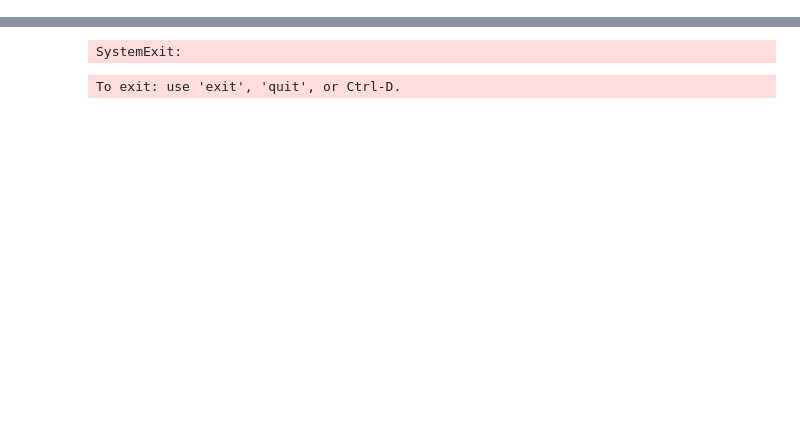
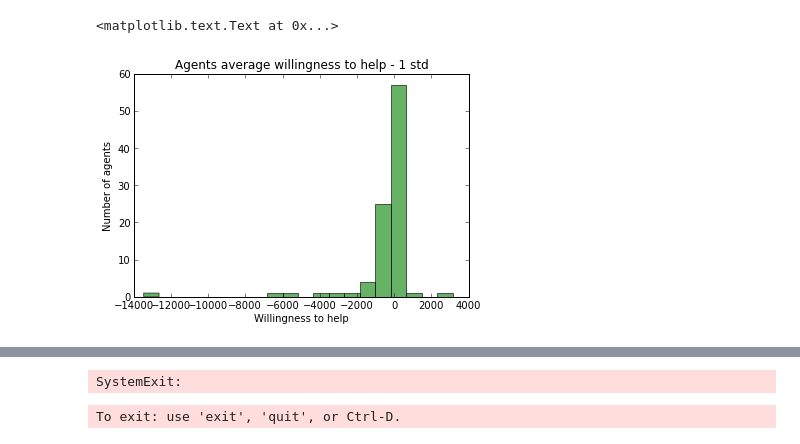
Before and after one commit to jackiekazil/goalnet, a Jupyter notebook: goalnet/analysis/wth_analysis.ipynb, the cells around one changed output, grey strips where cells are left out. Saved outputs shown, nothing was run; the diff lists cells and outputs as text; code cells hidden in the pictures; blank space fills up the shorter version.

```diff
--- a/goalnet/analysis/wth_analysis.ipynb
+++ b/goalnet/analysis/wth_analysis.ipynb
@@ -79,0 +83,12 @@ wth_by_agent_all_runs is a dict of agents averages
+# %%
+# Narrow down to core values.
+x_std = np.std(x, ddof = 1)
+x_mean = np.mean(x)
+z = []
+neg_sd = x_mean-1*x_std
+pos_sd = x_mean+1*x_std
+for i in x:
+    if neg_sd < i < pos_sd:
+        z.append(i)
+
+y = [i for i in x if -400 < i < 50]
@@ -94,0 +116,10 @@ plt.title("Agents average willingness to help")
+# %%
+#histogram distribution of final wth
+import matplotlib.pyplot as plt
+plt.hist([x for x in z], bins=20, color='green', alpha=0.6)
+plt.ylabel("Number of agents")
+plt.xlabel("Willingness to help")
+plt.title("Agents average willingness to help - 1 std")
+# %% [output]
+<matplotlib.text.Text at 0x...>
+[figure, added]
```
Also changed, not shown: parts of 14 cells of this notebook.
